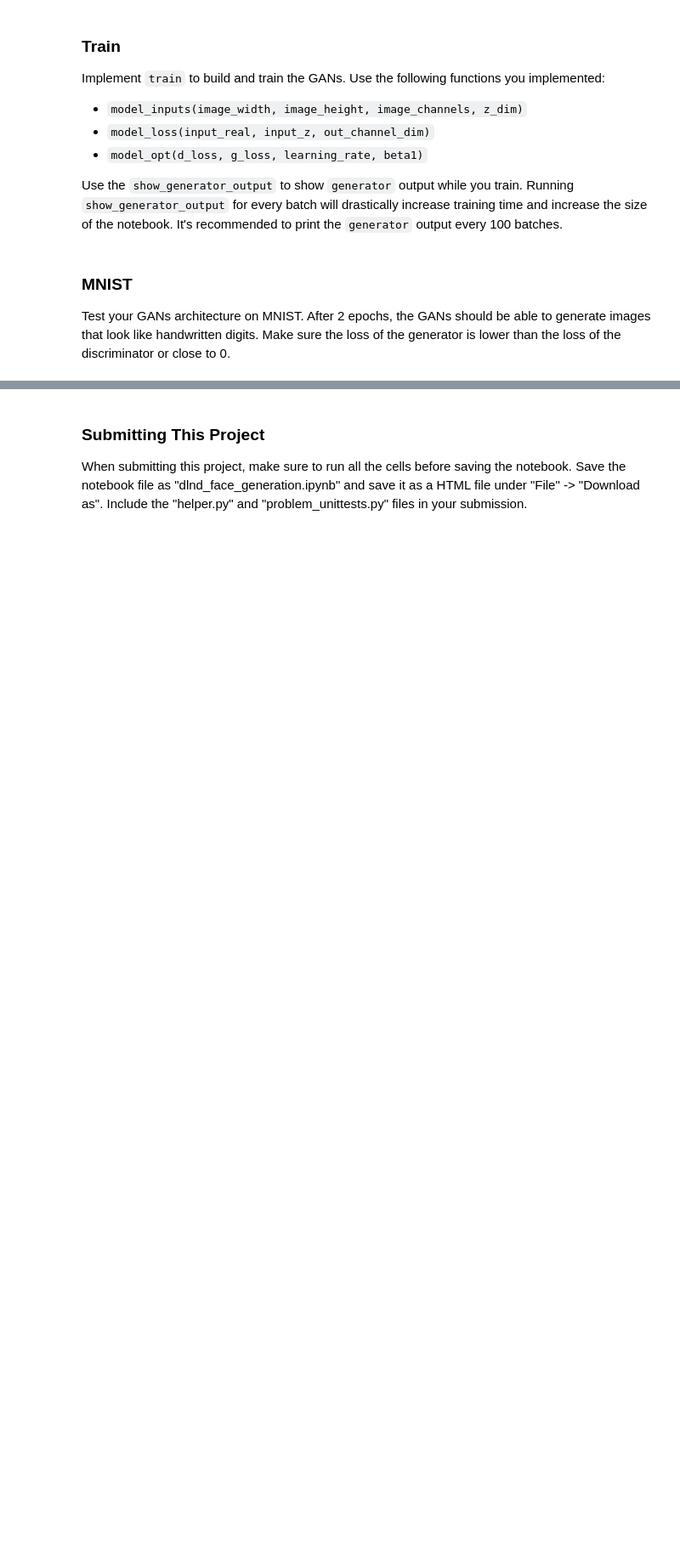
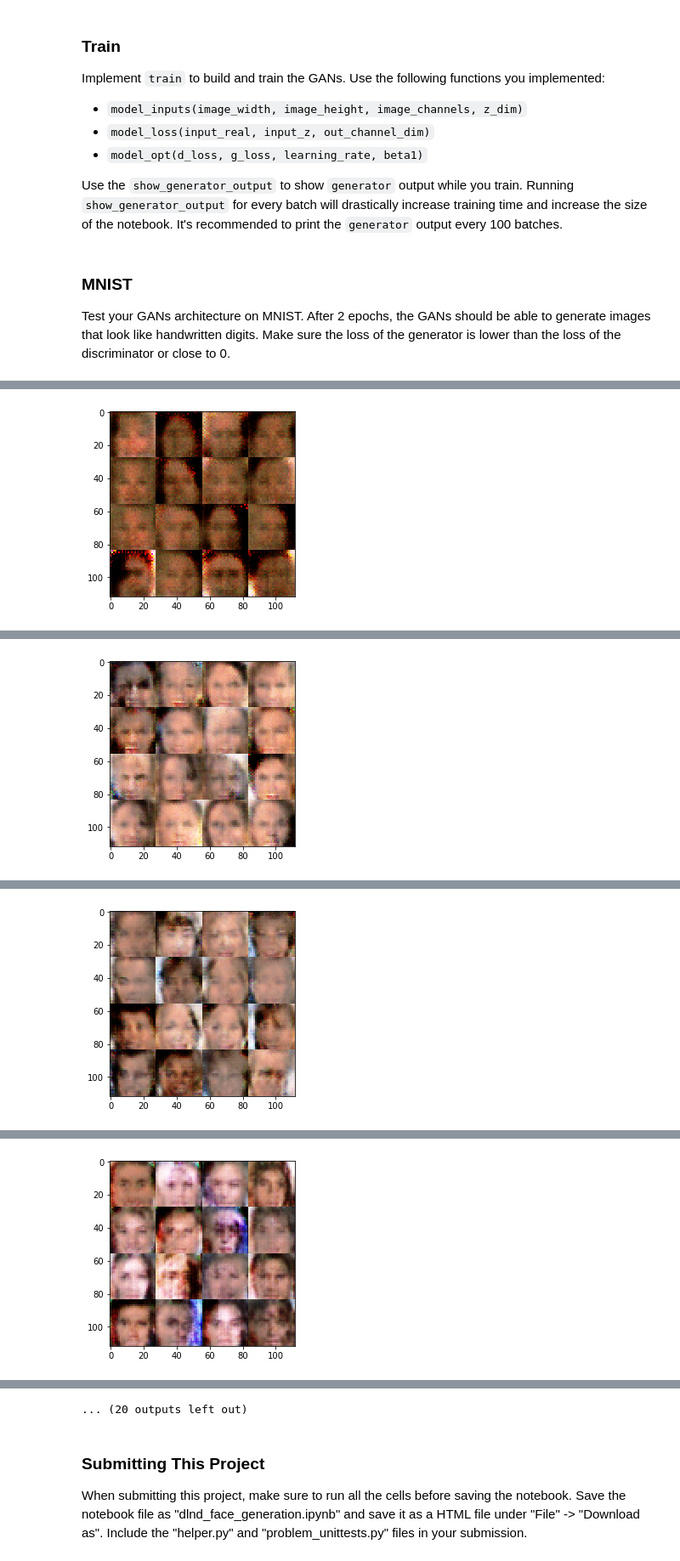
Before and after one commit to desi-joe/face_generation, a Jupyter notebook: dlnd_face_generation.ipynb, the cells around one changed output, grey strips where cells are left out. Shown at 85% size. Drawn from its saved outputs; the diff is of its cells as text; code cells hidden in the pictures; blank space fills up the shorter version.

```diff
--- a/dlnd_face_generation.ipynb
+++ b/dlnd_face_generation.ipynb
@@ -142,18 +144,19 @@ def discriminator(images, reuse=False, alpha=0.02):
 
     with tf.variable_scope('discriminator', reuse=reuse):
         # Input layer is 28x28x3
-        x1 = tf.layers.conv2d(images, 64, 5, strides=2, padding='same')
+        x1 = tf.layers.conv2d(images, 64, 5, strides=2, padding='same', activation=None)
         relu1 = tf.maximum(alpha * x1, x1)
         # 14x14x64
 
-        x2 = tf.layers.conv2d(relu1, 128, 5, strides=2, padding='same')
+        x2 = tf.layers.conv2d(relu1, 128, 5, strides=2, padding='same', activation=None)
         bn2 = tf.layers.batch_normalization(x2, training=True)
         relu2 = tf.maximum(alpha * bn2, bn2)
         # 7x7x128
 
-        x3 = tf.layers.conv2d(relu2, 256, 5, strides=2, padding='same')
+        x3 = tf.layers.conv2d(relu2, 256, 5, strides=2, padding='same', activation=None)
         bn3 = tf.layers.batch_normalization(x3, training=True)
         relu3 = tf.maximum(alpha * bn3, bn3)
+        relu3 = tf.nn.dropout(relu3, keep_prob=0.7)
         # 4x4x256
 
         # Flatten it
@@ -198,18 +201,19 @@ def generator(z, out_channel_dim, is_train=True, alpha = 0.02):
         x1 = tf.maximum(alpha * x1, x1)
         # 7x7x512 now
         #print('x1: ', x1)
-        x2 = tf.layers.conv2d_transpose(x1, 256, 5, strides=2, padding='same')
+        x2 = tf.layers.conv2d_transpose(x1, 256, 5, strides=2, padding='same', activation=None)
         x2 = tf.layers.batch_normalization(x2, training=is_train)
         x2 = tf.maximum(alpha * x2, x2)
         # 14x14x256 now
         #print('x2: ', x2)
-        x3 = tf.layers.conv2d_transpose(x2, 128, 5, strides=2, padding='same')
+        x3 = tf.layers.conv2d_transpose(x2, 128, 5, strides=2, padding='same', activation=None)
         x3 = tf.layers.batch_normalization(x3, training=is_train)
         x3 = tf.maximum(alpha * x3, x3)
+        x3 = tf.nn.dropout(x3, keep_prob=0.7)
         # 28x28x128 now
         #print('x3: ', x3)
         # Output layer
-        logits = tf.layers.conv2d_transpose(x3, out_channel_dim, 5, strides=1, padding='same')
+        logits = tf.layers.conv2d_transpose(x3, out_channel_dim, 5, strides=1, padding='same', activation=None)
         # 28x28xout_channel_dim now
         #print('logits: ', logits)
         out = tf.tanh(logits)
@@ -238,13 +240,13 @@ def model_loss(input_real, input_z, out_channel_dim, alpha = 0.2):
     :return: A tuple of (discriminator loss, generator loss)
     """
     # TODO: Implement Function
-
+    smooth = 0.1
     g_model = generator(input_z, out_channel_dim, is_train=True, alpha=alpha)#(z, out_channel_dim, is_train=True, alpha = 0.02)
     d_model_real, d_logits_real = discriminator(input_real, reuse=False, alpha=alpha)#(images, reuse=False, alpha=0.02):
     d_model_fake, d_logits_fake = discriminator(g_model, reuse=True, alpha=alpha)
 
     d_loss_real = tf.reduce_mean(
-        tf.nn.sigmoid_cross_entropy_with_logits(logits=d_logits_real, labels=tf.ones_like(d_model_real)))
+        tf.nn.sigmoid_cross_entropy_with_logits(logits=d_logits_real, labels=tf.ones_like(d_model_real) * (1 - smooth)))
     d_loss_fake = tf.reduce_mean(
         tf.nn.sigmoid_cross_entropy_with_logits(logits=d_logits_fake, labels=tf.zeros_like(d_model_fake)))
     g_loss = tf.reduce_mean(
@@ -423,8 +466,8 @@ Run your GANs on CelebA.  It will take around 20 minutes on the average GPU to r
 # %%
-batch_size = None
-z_dim = None
-learning_rate = None
-beta1 = None
+batch_size = 64
+z_dim = 100
+learning_rate = 0.0005
+beta1 = 0.5
 
 
 """
@@ -436,3 +479,4 @@ celeba_dataset = helper.Dataset('celeba', glob(os.path.join(data_dir, 'img_align
 with tf.Graph().as_default():
     train(epochs, batch_size, z_dim, learning_rate, beta1, celeba_dataset.get_batches,
           celeba_dataset.shape, celeba_dataset.image_mode)
+# %% [output]
@@ -438,0 +491 @@ with tf.Graph().as_default():
+[figure, added]
@@ -438,0 +500 @@ with tf.Graph().as_default():
+[figure, added]
@@ -438,0 +509 @@ with tf.Graph().as_default():
+[figure, added]
@@ -438,0 +518 @@ with tf.Graph().as_default():
+[figure, added]
@@ -439,3 +537,4 @@ with tf.Graph().as_default():
+... (20 outputs left out)
 # %% [markdown]
 ### Submitting This Project
 When submitting this project, make sure to run all the cells before saving the notebook. Save the notebook file as "dlnd_face_generation.ipynb" and save it as a HTML file under "File" -> "Download as". Include the "helper.py" and "problem_unittests.py" files in your submission.
```
Also changed, not shown: parts of 9 cells of this notebook, 1 other file.
